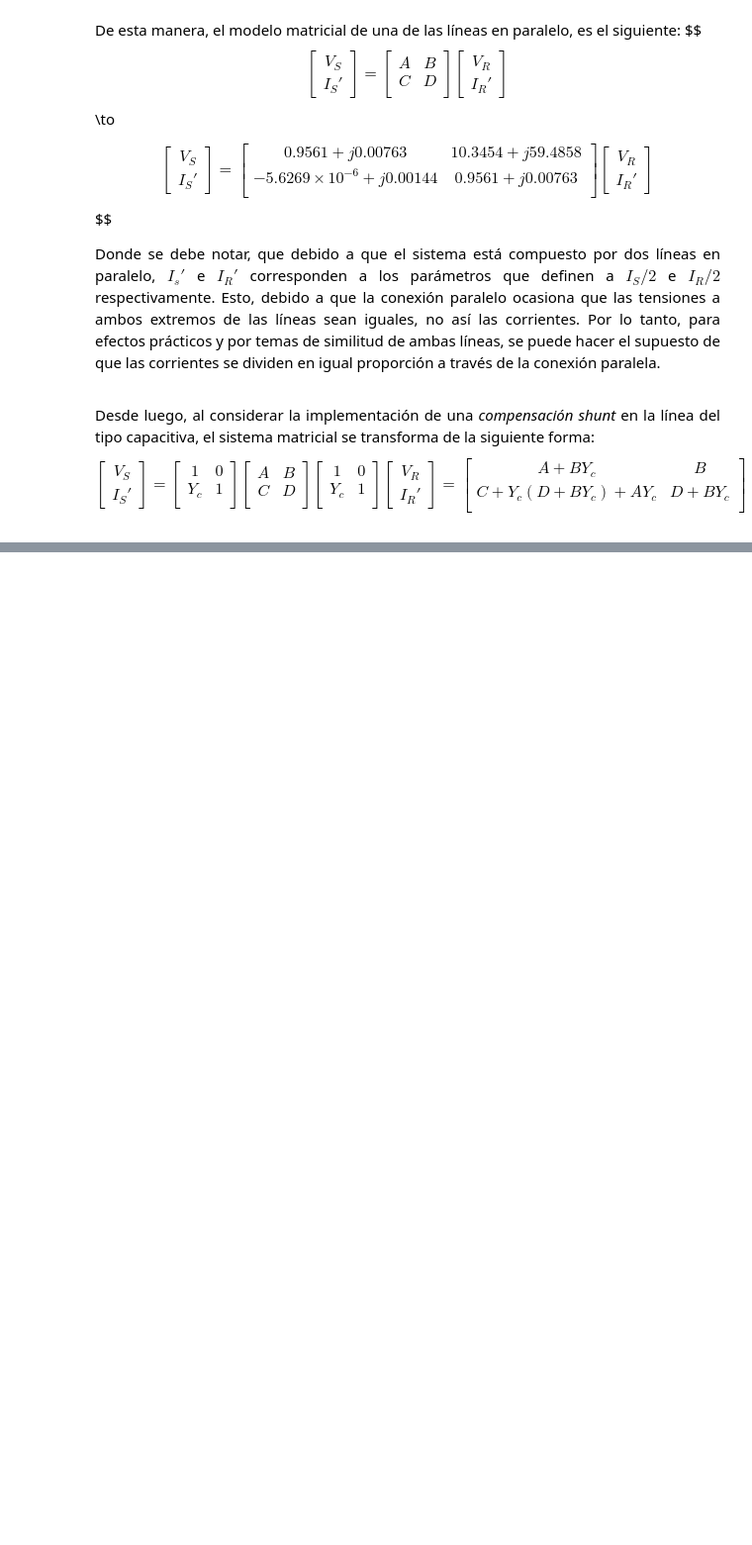
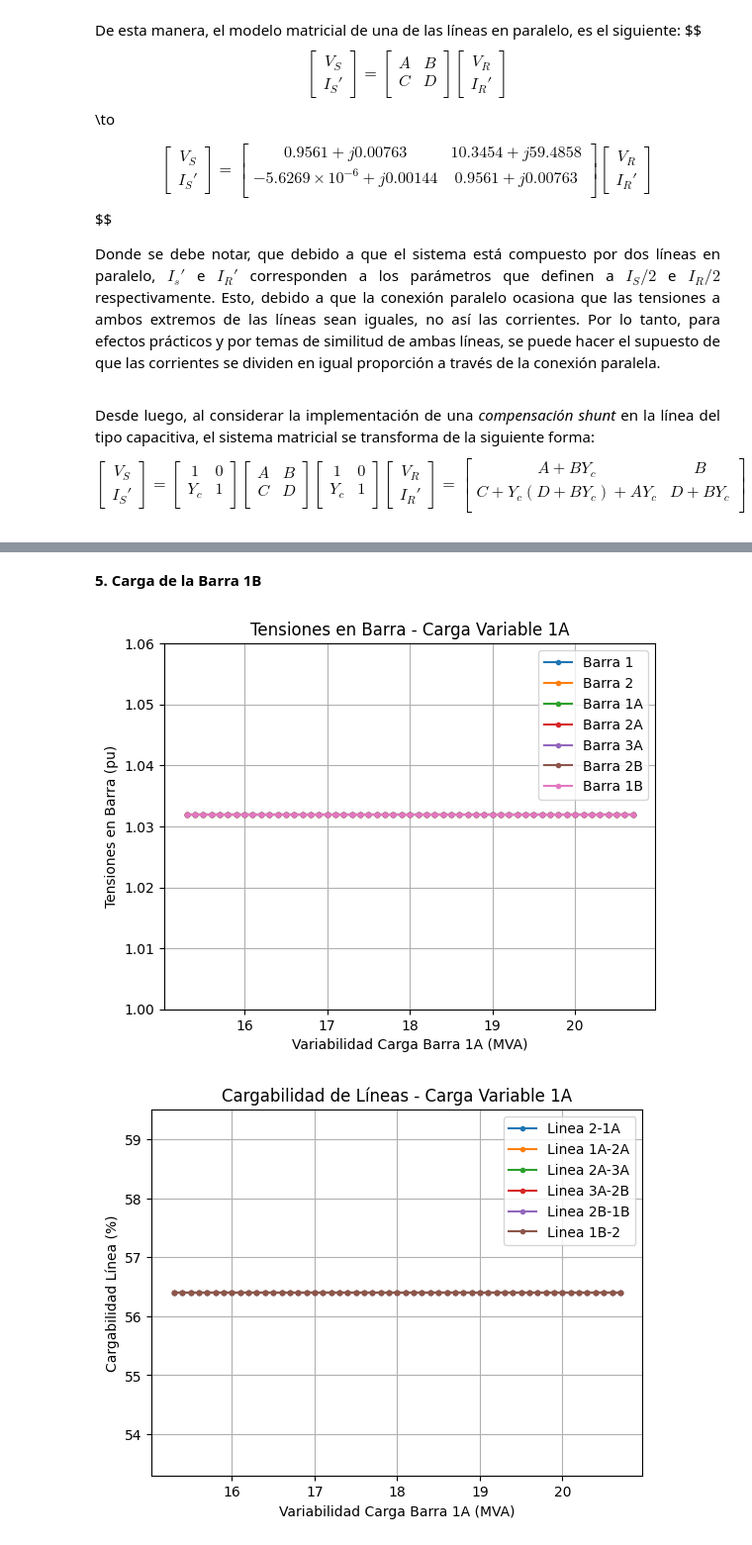
Before and after one commit to Subatchi/G5B_SEP1_S1_2024, a Jupyter notebook: TAREA I.ipynb, the cells around one changed output, grey strips where cells are left out. Shown: that part at 99% size. Drawn from its saved outputs; the diff is of its cells as text; code cells hidden in the pictures; blank space fills up the shorter version.

```diff
--- a/TAREA I.ipynb
+++ b/TAREA I.ipynb
@@ -352,3 +655,64 @@ Puesto que las cargas no siempre mantienen su valor nominal constante (depende m
+# %% [markdown]
+**5. Carga de la Barra 1B**
+# %%
+import pickle
+import matplotlib.pyplot as plt
+#Se cargan archivos Simulados
+with open('SIMULACIONES/carga1B_potS.pkl', 'rb') as f:
+    S_1A = pickle.load(f)
+with open('SIMULACIONES/carga1B_bus.pkl', 'rb') as f:
+    BUS_1A = pickle.load(f)
+with open('SIMULACIONES/carga1B_line.pkl', 'rb') as f:
+    LINE_1A = pickle.load(f)
+#GRAFICO DE TENSIONES EN BARRA
+Bus_p1A = []
+Voltage_p1A = []
+contx = 1
+for llave1 in BUS_1A.keys():
+    a,b = BUS_1A[llave1]
+    if contx == 1:
+        Bus_p1A = a
+    Voltage_p1A.append(b)
+    contx = contx + 1
+for u in Bus_p1A:
+    voltage_temp = []
+    num_bar = Bus_p1A.index(u)
+    for b in Voltage_p1A:
+        voltage_temp.append(b[num_bar])
+    plt.plot(S_1A, voltage_temp, marker='.', linestyle='-', label=u)
+plt.title('Tensiones en Barra - Carga Variable 1A')
+plt.xlabel('Variabilidad Carga Barra 1A (MVA)')
+plt.ylabel('Tensiones en Barra (pu)')
+plt.ylim(1, 1.06)
+plt.grid(True)
+plt.legend()
+plt.show()
+#GRAFICO DE CARGABILIDAD DE LÍNEA
+Line_p1A = []
+Carg_p1A = []
+contx = 1
+for llave2 in LINE_1A.keys():
+    a,b = LINE_1A[llave2]
+    if contx == 1:
+        Line_p1A = a
+    Carg_p1A.append(b)
+    contx = contx + 1
+for u in Line_p1A:
+    carga_temp = []
+    num_line = Line_p1A.index(u)
+    for b in Carg_p1A:
+        carga_temp.append(b[num_line])
+    plt.plot(S_1A, carga_temp, marker='.', linestyle='-', label=u)
+plt.title('Cargabilidad de Líneas - Carga Variable 1A')
+plt.xlabel('Variabilidad Carga Barra 1A (MVA)')
+plt.ylabel('Cargabilidad Línea (%)')
+#plt.ylim(1, 1.06)
+plt.grid(True)
+plt.legend()
+plt.show()
+# %% [output]
+[figure, added]
+[figure, added]
 # %% [markdown]
 ## Referencias
 
```
Also changed, not shown: parts of 16 cells of this notebook, 15 other files.
